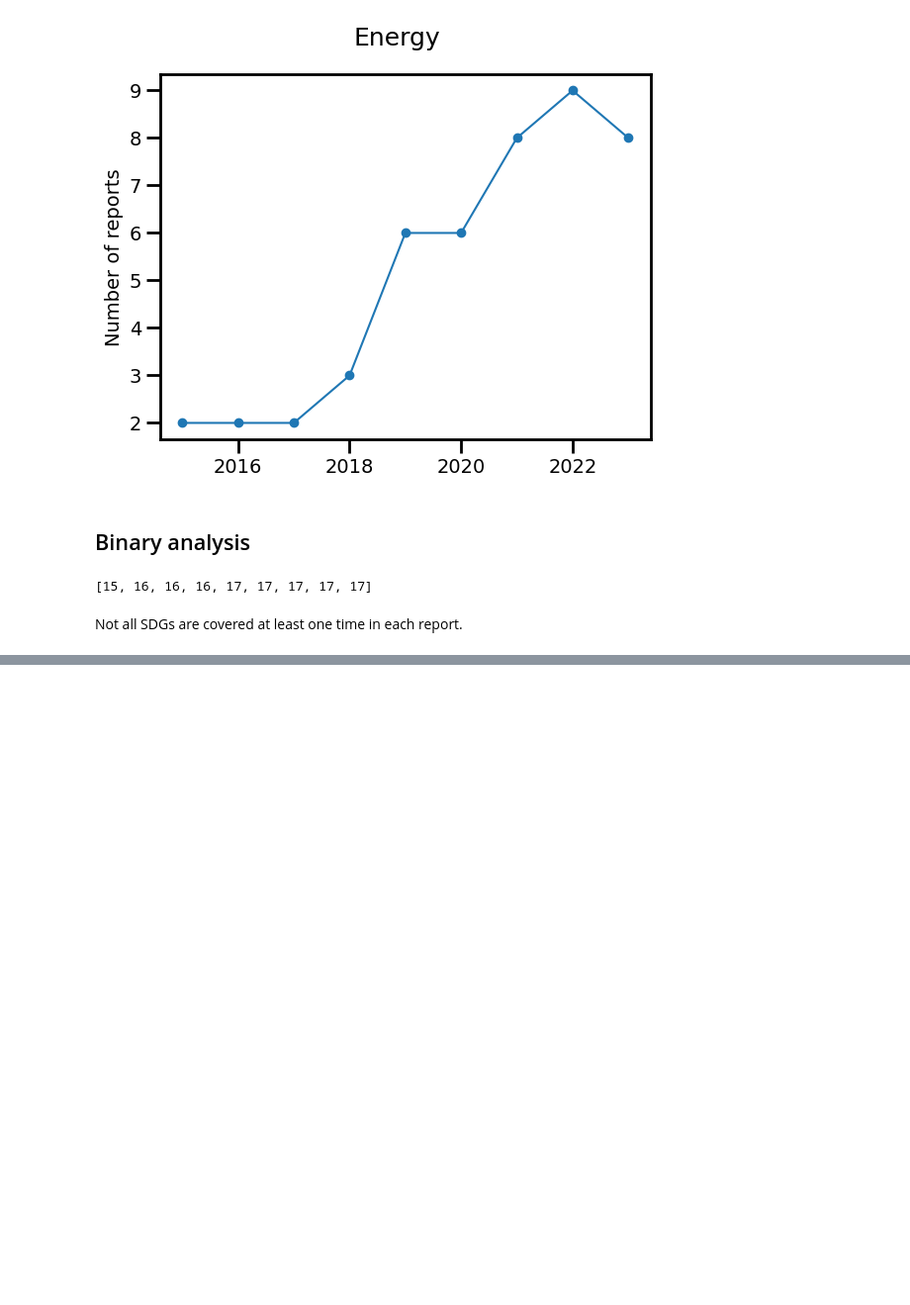
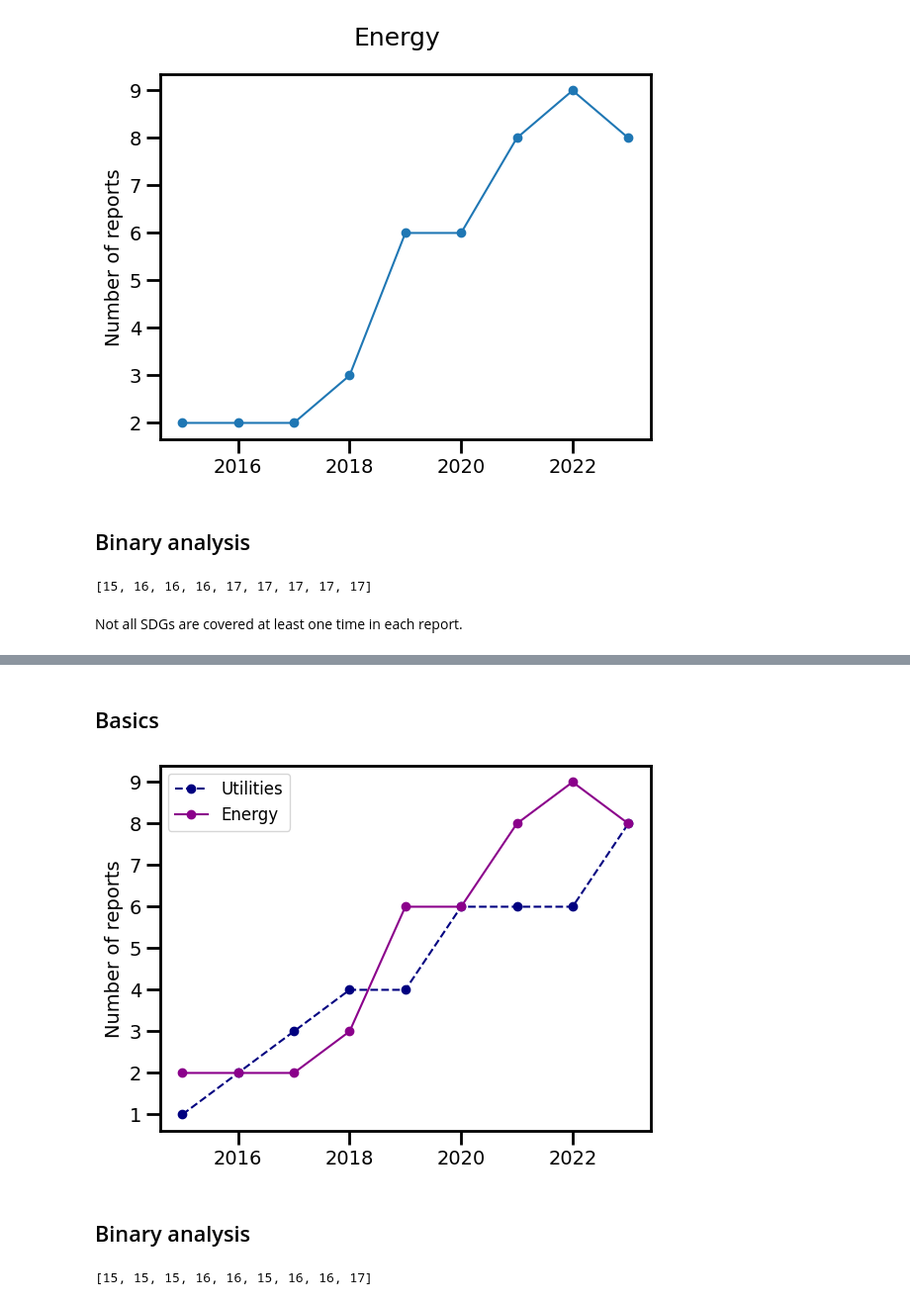
Before and after one commit to fabiosaracco/sdg_repos, a Jupyter notebook: 3_0_sdg2vec.ipynb, the cells around one changed output, grey strips where cells are left out. Shown: that part at 99% size. Drawn from its saved outputs; the diff is of its cells as text; code cells hidden in the pictures; blank space fills up the shorter version.

```diff
--- a/3_0_sdg2vec.ipynb
+++ b/3_0_sdg2vec.ipynb
@@ -116,0 +123,3 @@ array([[0, 0, 1, 1, 1, 1, 1, 1, 1, 0, 1, 1, 1, 0, 1, 1, 1],
+# %%
+uc_folders=os.listdir(u_folder)
+uc_folders.sort()
@@ -116,0 +138,24 @@ array([[0, 0, 1, 1, 1, 1, 1, 1, 1, 0, 1, 1, 1, 0, 1, 1, 1],
+# %% [markdown]
+## Basics
+# %%
+utilitites_texts={}
+for y in range(2015, 2024):
+    utilitites_texts[str(y)]={}
+# %%
+for i, uc_folder in enumerate(tqdm(uc_folders)):
+    files=os.listdir(u_folder+uc_folder)
+    files.sort()
+    for file in tqdm(files, desc=uc_folder, leave=False):
+        year=file[:4]
+        #print(year)
+        utilitites_texts[year][uc_folder]=file2text(u_folder+uc_folder+'/'+file)
+# %%
+plt.plot(range(2015, 2024), [len(utilitites_texts[year].keys()) for year in utilitites_texts.keys()], marker='o', c='navy', label='Utilities', linestyle='--')
+plt.plot(range(2015, 2024), [len(energy_texts[year].keys()) for year in energy_texts.keys()], marker='o', c='darkmagenta', label='Energy', linestyle='-')
+plt.ylabel('Number of reports', fontsize=14)
+plt.legend(fontsize=12)
+plt.show()
+# %% [output]
+[figure, added]
+# %% [markdown]
+## Binary analysis
@@ -116,0 +171,4 @@ array([[0, 0, 1, 1, 1, 1, 1, 1, 1, 0, 1, 1, 1, 0, 1, 1, 1],
+# %%
+[np.sum(np.sum(utilitites_bi[key], axis=0)>0) for key in utilitites_bi.keys()]
+# %% [output]
+[15, 15, 15, 16, 16, 15, 16, 16, 17]
```
Also changed, not shown: parts of 19 cells of this notebook, 2 other files.
